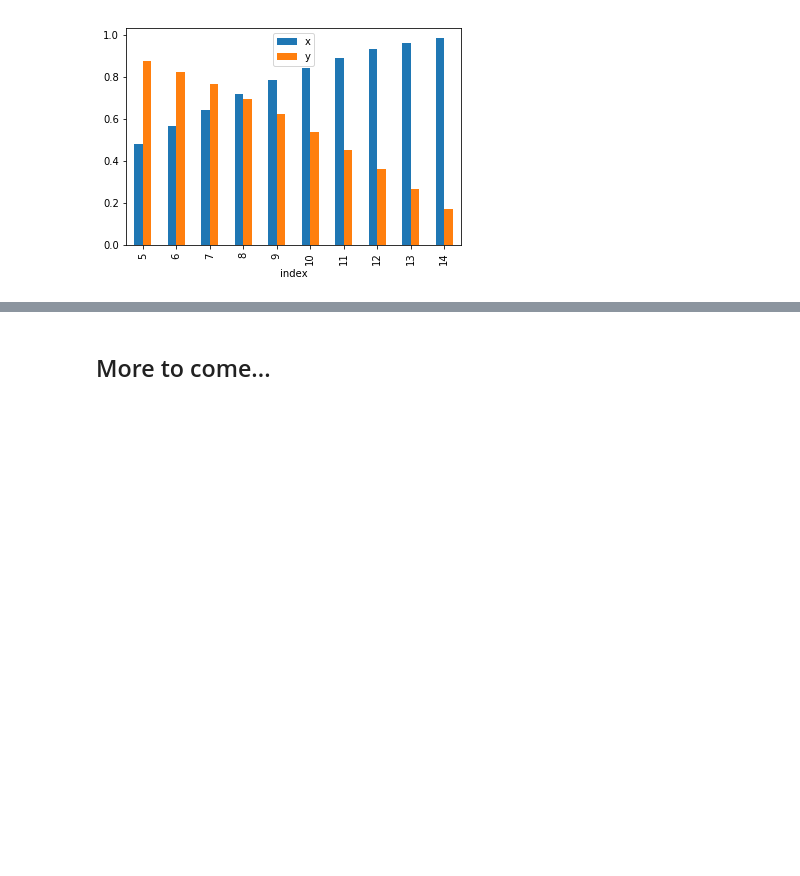
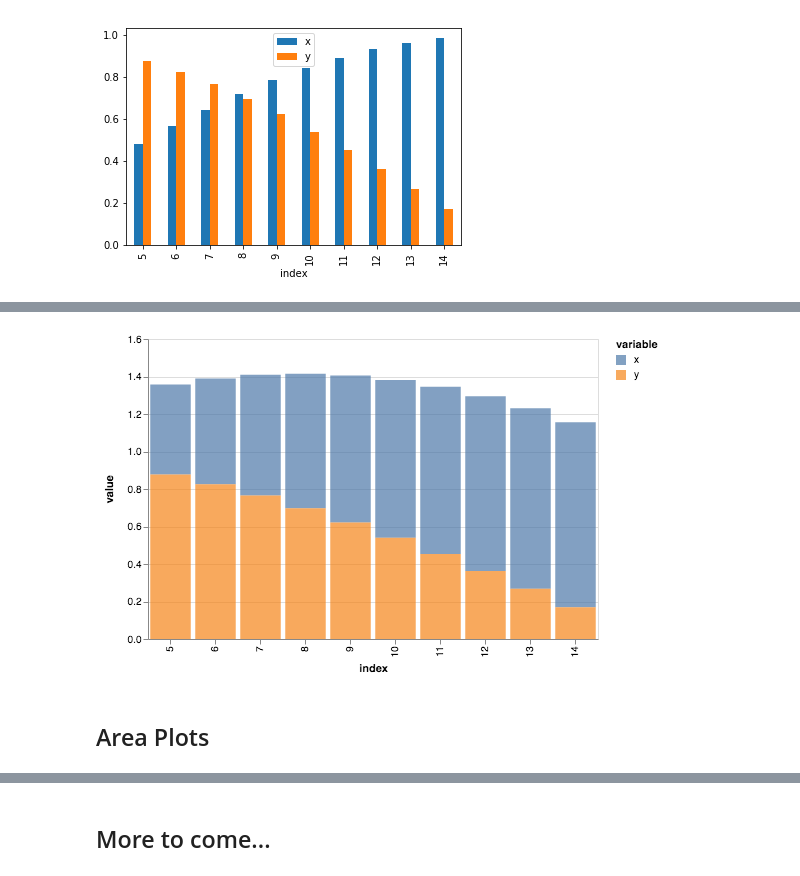
Before and after one commit to altair-viz/pdvega, a Jupyter notebook: notebooks/pdvega_example.ipynb, the cells around one changed output, grey strips where cells are left out. Cells and saved outputs as stored; diff of their text form; code cells hidden in the pictures; blank space fills up the shorter version.

```diff
--- a/notebooks/pdvega_example.ipynb
+++ b/notebooks/pdvega_example.ipynb
@@ -53,0 +62,3 @@ df.iloc[5:15].vgplot.bar()
+# %%
+df.iloc[5:15].vgplot.bar(stacked=True)
+# %% [output]
@@ -53,0 +66,3 @@ df.iloc[5:15].vgplot.bar()
+[figure, added]
+# %% [markdown]
+## Area Plots
```
Also changed, not shown: parts of 10 cells of this notebook.
